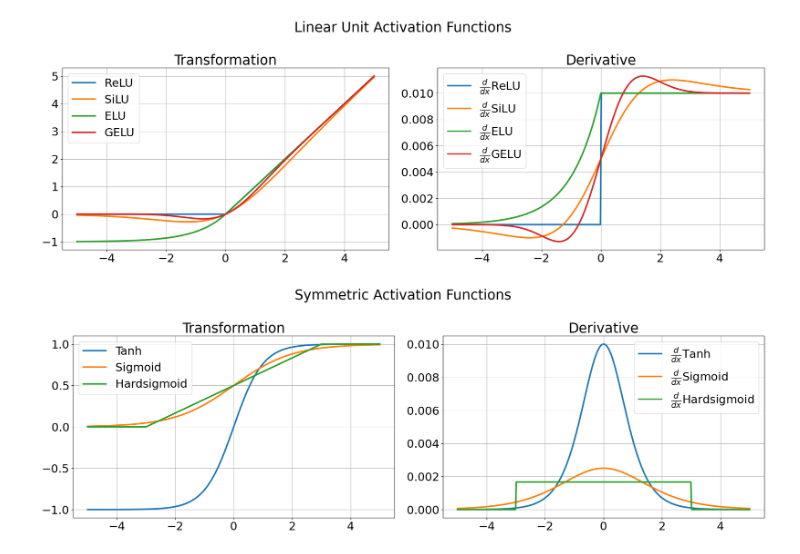
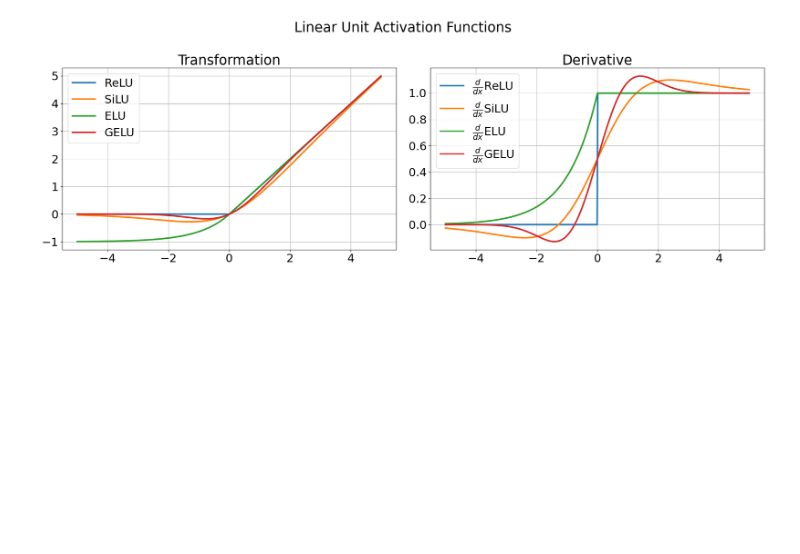
Before and after one commit to martinedyring/MA8404, a Jupyter notebook: ODESolver (project)/activation_functions.ipynb, the cells around one changed output. Saved outputs shown, nothing was run; the diff lists cells and outputs as text; code cells hidden in the pictures; blank space fills up the shorter version.

Commit message:
Metrics plot for presentation

```diff
--- a/ODESolver (project)/activation_functions.ipynb
+++ b/ODESolver (project)/activation_functions.ipynb
@@ -6,6 +6,7 @@ import matplotlib.pyplot as plt
 
 plt.rcParams.update({"font.size": 22})
 linewidth = 3
+step = 1e-2
 
 lu_act_functions = [
     nn.ReLU(),
@@ -14,18 +15,14 @@ lu_act_functions = [
     nn.GELU(),
 ]
 
-sym_act_functions = [
-    nn.Tanh(),
-    nn.Sigmoid(),
-    nn.Hardsigmoid(),
-]
+sym_act_functions = [nn.Tanh(), nn.Sigmoid(), nn.Hardsigmoid(), nn.Hardtanh()]
 
-x = torch.linspace(-5, 5, 1000)
+x = torch.arange(start=-5, end=5, step=step)
 
 fig, axs = plt.subplots(1, 2, figsize=(20, 7))
 for act in lu_act_functions:
     y = act(x)
-    dy = torch.gradient(y)[0]
+    dy = torch.gradient(y, spacing=step)[0]
 
     axs[0].plot(x, y, linewidth=linewidth, label=act._get_name())
     axs[1].plot(x, dy, linewidth=linewidth, label="$\\frac{d}{dx}$" f"{act._get_name()}")
@@ -36,36 +33,35 @@ axs[1].legend()
 axs[0].grid()
 axs[1].grid()
 
 axs[0].set_title("Transformation")
 axs[1].set_title("Derivative")
 plt.suptitle("Linear Unit Activation Functions")
 plt.savefig(os.path.join("figures", "lu_activation_functions.png"))
 plt.tight_layout()
 plt.show()
 
 
 fig, axs = plt.subplots(1, 2, figsize=(20, 7))
 for act in sym_act_functions:
     y = act(x)
-    dy = torch.gradient(y)[0]
+    dy = torch.gradient(y, spacing=step)[0]
 
     axs[0].plot(x, y, linewidth=linewidth, label=act._get_name())
     axs[1].plot(x, dy, linewidth=linewidth, label="$\\frac{d}{dx}$" f"{act._get_name()}")
 
 axs[0].legend()
 axs[1].legend()
 axs[0].grid()
 axs[1].grid()
 
 axs[0].set_title("Transformation")
 axs[1].set_title("Derivative")
 plt.suptitle("Symmetric Activation Functions")
 plt.savefig(os.path.join("figures", "symmetric_activation_functions.png"))
 plt.tight_layout()
 plt.show()
 # %% [output]
-[figure, old version]
+[figure, new version]
-[figure, removed]
 # %%
 for act in [*lu_act_functions, *sym_act_functions]:
     y = act(x)
```
Also changed, not shown: 5 other files.
